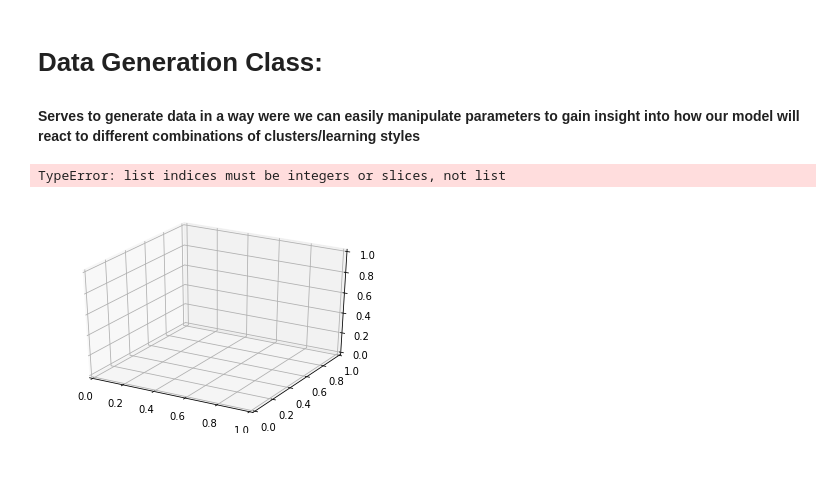
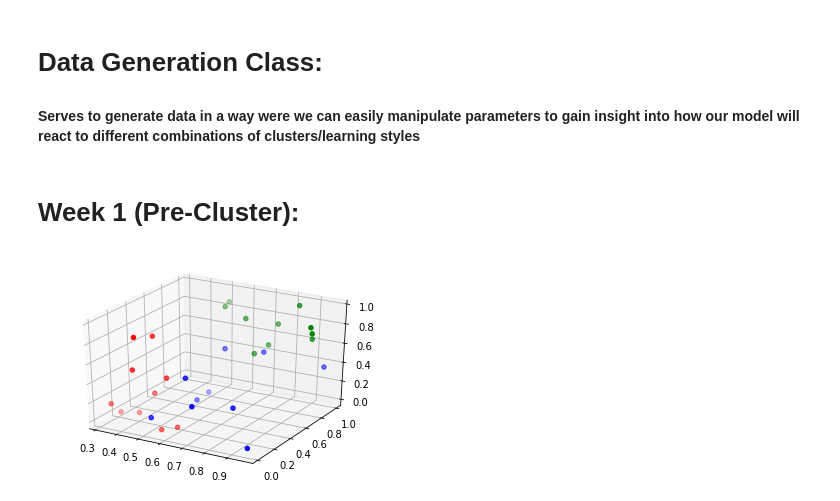
Before and after one commit to rhurst1029/UniEd_ML, a Jupyter notebook: K-Cluster_base.ipynb, the cells around one changed output. Saved outputs shown, nothing was run; the diff lists cells and outputs as text; code cells hidden in the pictures; blank space fills up the shorter version.

Commit message:
visualization of algorithm finished

```diff
--- a/K-Cluster_base.ipynb
+++ b/K-Cluster_base.ipynb
@@ -70,41 +94,31 @@ class DataGeneration:
 class Visualize():
     def __init__(self, student_data):
         self.student_data = student_data
-        ### Inherit instance variables from DataGeneration Class ###
-#         super().__init__()
-#         self.num_weeks = num_weeks
-#         self.num_clusters = num_clusters
-
-
 
     def visualize(self, week_num):
         fig = plt.figure()
         ax = fig.add_subplot(111, projection='3d')
         colors = ["r", "b", "g"]
+        i = 0
+
         for c in self.student_data[week_num-1]:
-            ax.scatter(self.student_data[week_num-1][c][1],
-                       self.student_data[week_num-1][c][2],
-                        self.student_data[week_num-1][c][3],  color = colors[i], marker='o')
+            ax.scatter(c[0], c[1], c[2],  color = colors[i], marker='o')
+
+            i +=1
         plt.show()
-
-
-
-
-# #     def cluster(self):
+# %% [markdown]
+# Week 1 (Pre-Cluster):
 # %%
 # dist_vals = [[[x1_min,x1_max][y1_min,y1_max][z1_min,z1_max]], [[x2_min,x2_max][y2_min,y2_max][z2_min,z2_max]],
 #[[x3_min,x3_max][y3_min,y3_max][z3_min,z3_max]]]
 
-dist_vals = [
-    [[0,.3],[0,.3],[.5,1]],
-    [[.5,1],[.5,1],[0,.2]],
-    [[.8,1],[.5,1],[.5,1]]
+dist_vals1 = [
+    [[0,.7],[0,.3],[0,1]],
+    [[.5,1],[0,1],[0,.5]],
+    [[.5,1],[.5,1],[.5,1]]
 ]
 
-
-student_data = DataGeneration(50,3,3).generate_data(dist_vals)
-
-vis = Visualize(student_data).visualize(1)
+student_data1 = DataGeneration(10,3,3).generate_data(dist_vals1)
+vis1 = Visualize(student_data1).visualize(3)
 # %% [output]
-TypeError: list indices must be integers or slices, not list
-[figure, old version]
+[figure, new version]
```
Also changed, not shown: parts of 9 cells of this notebook.
